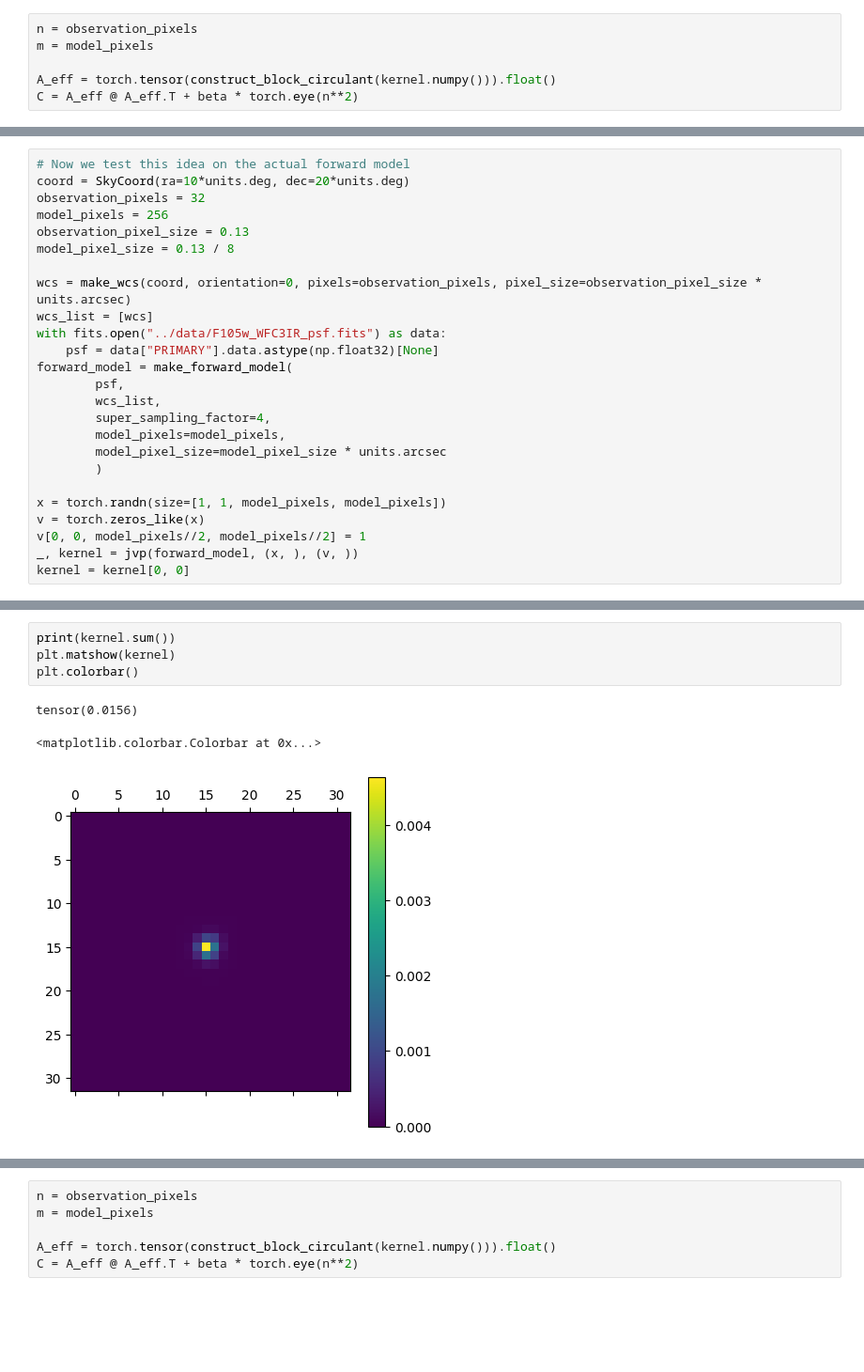
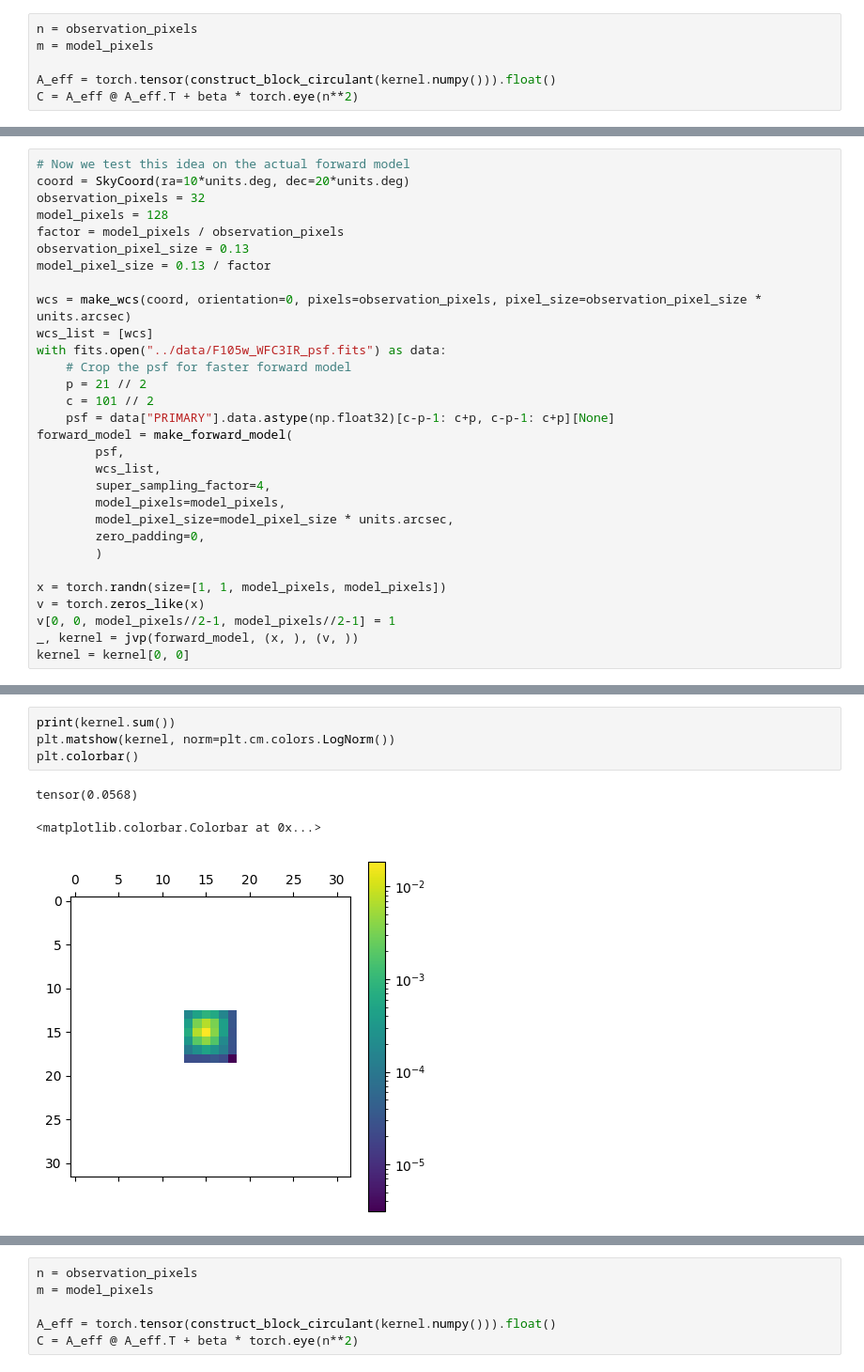
Before and after one commit to AlexandreAdam/DeblendingGalaxies, a Jupyter notebook: notebooks/correlated_gaussian_approx.ipynb, the cells around one changed output, grey strips where cells are left out. Shown: that part at 94% size. Drawn from its saved outputs; the diff is of its cells as text; blank space fills up the shorter version.

```diff
--- a/notebooks/correlated_gaussian_approx.ipynb
+++ b/notebooks/correlated_gaussian_approx.ipynb
@@ -652,25 +653,30 @@ tensor(315.8722, grad_fn=<LinalgVectorNormBackward0>)
 # Now we test this idea on the actual forward model
 coord = SkyCoord(ra=10*units.deg, dec=20*units.deg)
 observation_pixels = 32
-model_pixels = 256
+model_pixels = 128
+factor = model_pixels / observation_pixels
 observation_pixel_size = 0.13
-model_pixel_size = 0.13 / 8
+model_pixel_size = 0.13 / factor
 
 wcs = make_wcs(coord, orientation=0, pixels=observation_pixels, pixel_size=observation_pixel_size * units.arcsec)
 wcs_list = [wcs]
 with fits.open("../data/F105w_WFC3IR_psf.fits") as data:
-    psf = data["PRIMARY"].data.astype(np.float32)[None]
+    # Crop the psf for faster forward model
+    p = 21 // 2
+    c = 101 // 2
+    psf = data["PRIMARY"].data.astype(np.float32)[c-p-1: c+p, c-p-1: c+p][None]
 forward_model = make_forward_model(
         psf,
         wcs_list,
         super_sampling_factor=4,
         model_pixels=model_pixels,
-        model_pixel_size=model_pixel_size * units.arcsec
+        model_pixel_size=model_pixel_size * units.arcsec,
+        zero_padding=0,
         )
 
 x = torch.randn(size=[1, 1, model_pixels, model_pixels])
 v = torch.zeros_like(x)
-v[0, 0, model_pixels//2, model_pixels//2] = 1
+v[0, 0, model_pixels//2-1, model_pixels//2-1] = 1
 _, kernel = jvp(forward_model, (x, ), (v, ))
 kernel = kernel[0, 0]
 # %% [output]
@@ -687,10 +700,10 @@ NAXIS : 256  256
 # %%
 print(kernel.sum())
-plt.matshow(kernel)
+plt.matshow(kernel, norm=plt.cm.colors.LogNorm())
 plt.colorbar()
 # %% [output]
-tensor(0.0156)
+tensor(0.0568)
 <matplotlib.colorbar.Colorbar at 0x...>
-[figure, old version]
+[figure, new version]
 # %%
 # Beta is a form of ridge regularisation
```
Also changed, not shown: parts of 51 cells of this notebook, 8 other files.
